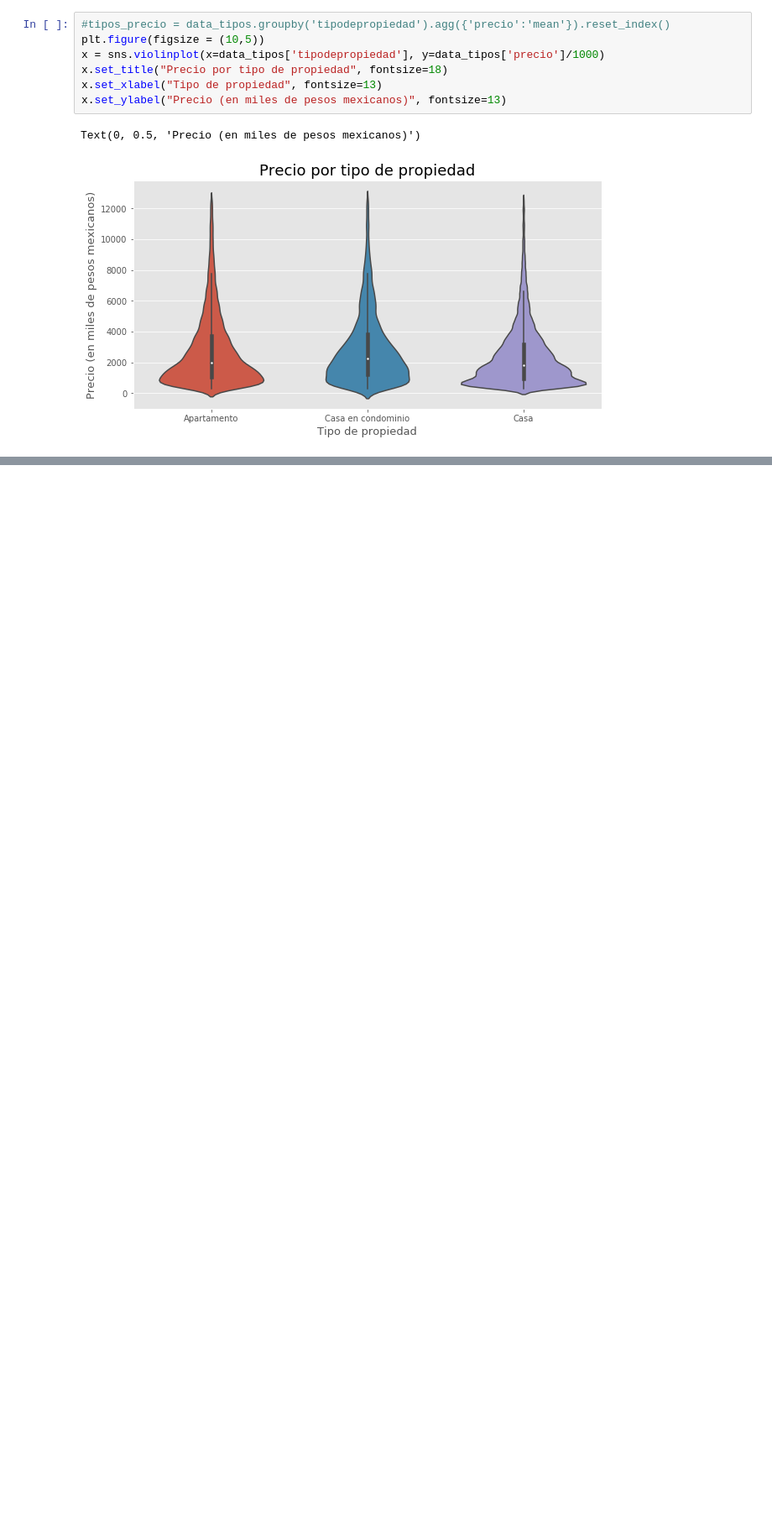
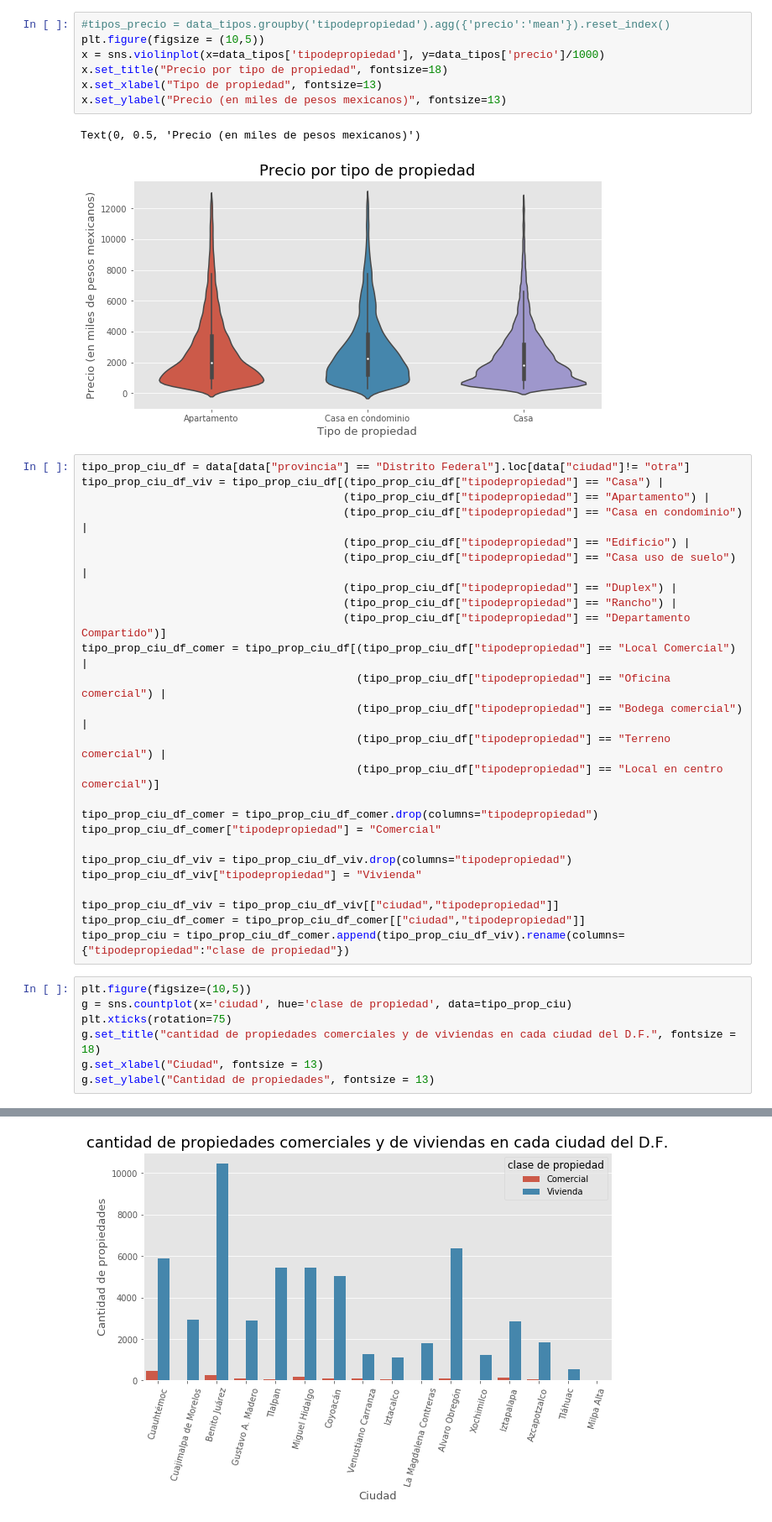
Before and after one commit to PBrrtrn/7506-organizacion-de-datos, a Jupyter notebook: src/exp/exploracion_por_tipodepropiedad.ipynb, the cells around one changed output, grey strips where cells are left out. Shown at 84% size. Drawn from its saved outputs; the diff is of its cells as text; blank space fills up the shorter version.

```diff
--- a/src/exp/exploracion_por_tipodepropiedad.ipynb
+++ b/src/exp/exploracion_por_tipodepropiedad.ipynb
@@ -320,3 +320,36 @@ x.set_ylabel("Precio (en miles de pesos mexicanos)", fontsize=13)
 # %% [output]
 Text(0, 0.5, 'Precio (en miles de pesos mexicanos)')
 [figure]
+# %%
+tipo_prop_ciu_df = data[data["provincia"] == "Distrito Federal"].loc[data["ciudad"]!= "otra"]
+tipo_prop_ciu_df_viv = tipo_prop_ciu_df[(tipo_prop_ciu_df["tipodepropiedad"] == "Casa") |
+                                        (tipo_prop_ciu_df["tipodepropiedad"] == "Apartamento") |
+                                        (tipo_prop_ciu_df["tipodepropiedad"] == "Casa en condominio") |
+                                        (tipo_prop_ciu_df["tipodepropiedad"] == "Edificio") |
+                                        (tipo_prop_ciu_df["tipodepropiedad"] == "Casa uso de suelo") |
+                                        (tipo_prop_ciu_df["tipodepropiedad"] == "Duplex") |
+                                        (tipo_prop_ciu_df["tipodepropiedad"] == "Rancho") |
+                                        (tipo_prop_ciu_df["tipodepropiedad"] == "Departamento Compartido")]
+tipo_prop_ciu_df_comer = tipo_prop_ciu_df[(tipo_prop_ciu_df["tipodepropiedad"] == "Local Comercial") |
+                                          (tipo_prop_ciu_df["tipodepropiedad"] == "Oficina comercial") |
+                                          (tipo_prop_ciu_df["tipodepropiedad"] == "Bodega comercial") |
+                                          (tipo_prop_ciu_df["tipodepropiedad"] == "Terreno comercial") |
+                                          (tipo_prop_ciu_df["tipodepropiedad"] == "Local en centro comercial")]
+
+tipo_prop_ciu_df_comer = tipo_prop_ciu_df_comer.drop(columns="tipodepropiedad")
+tipo_prop_ciu_df_comer["tipodepropiedad"] = "Comercial"
+
+tipo_prop_ciu_df_viv = tipo_prop_ciu_df_viv.drop(columns="tipodepropiedad")
+tipo_prop_ciu_df_viv["tipodepropiedad"] = "Vivienda"
+
+tipo_prop_ciu_df_viv = tipo_prop_ciu_df_viv[["ciudad","tipodepropiedad"]]
+tipo_prop_ciu_df_comer = tipo_prop_ciu_df_comer[["ciudad","tipodepropiedad"]]
+tipo_prop_ciu = tipo_prop_ciu_df_comer.append(tipo_prop_ciu_df_viv).rename(columns={"tipodepropiedad":"clase de propiedad"})
+# %%
+plt.figure(figsize=(10,5))
+g = sns.countplot(x='ciudad', hue='clase de propiedad', data=tipo_prop_ciu)
+plt.xticks(rotation=75)
+g.set_title("cantidad de propiedades comerciales y de viviendas en cada ciudad del D.F.", fontsize = 18)
+g.set_xlabel("Ciudad", fontsize = 13)
+g.set_ylabel("Cantidad de propiedades", fontsize = 13)
+# %% [output]
@@ -322,0 +357 @@ Text(0, 0.5, 'Precio (en miles de pesos mexicanos)')
+[figure, added]
```
Also changed, not shown: parts of 4 cells of this notebook, 1 other file.
